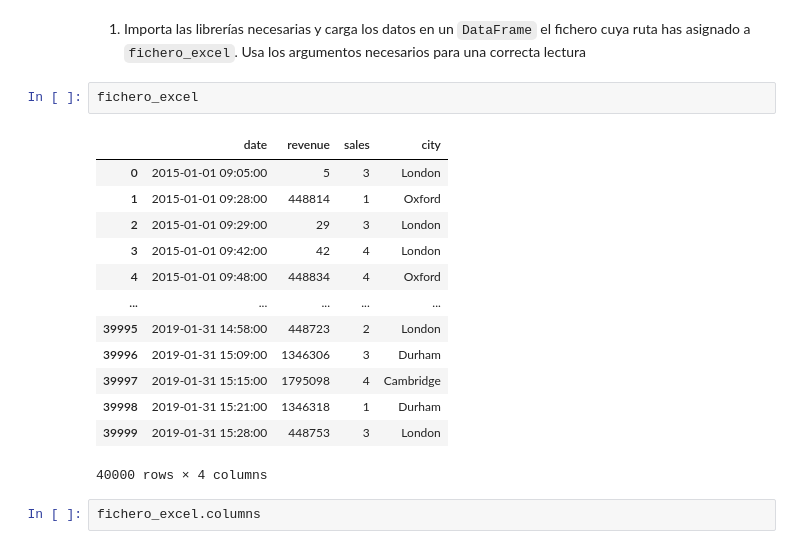
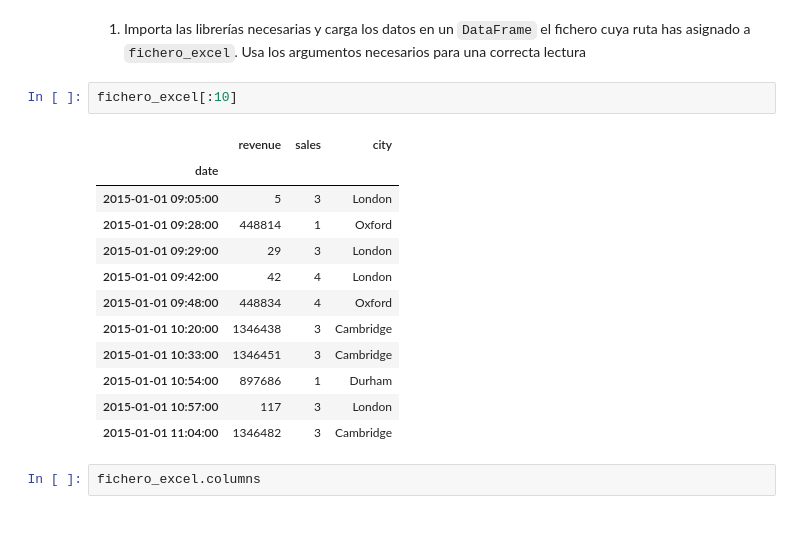
Before and after one commit to jl-padilla/ONLINE_DS_THEBRIDGE_repo, a Jupyter notebook: sprint5/unidad2/18_Practica_Obligatoria_Ficheros.ipynb, the cells around one changed output. Cells and saved outputs as stored; diff of their text form.

```diff
--- a/sprint5/unidad2/18_Practica_Obligatoria_Ficheros.ipynb
+++ b/sprint5/unidad2/18_Practica_Obligatoria_Ficheros.ipynb
@@ -93,21 +55,20 @@ Vamos a empezar trabajando con el fichero excel.
 # %% [markdown]
 1. Importa las librerías necesarias y carga los datos en un `DataFrame` el fichero cuya ruta has asignado a `fichero_excel`. Usa los argumentos necesarios para una correcta lectura
 # %%
-fichero_excel
+fichero_excel[:10]
 # %% [output]
-|  | date | revenue | sales | city |
-| 0 | 2015-01-01 09:05:00 | 5 | 3 | London |
-| 1 | 2015-01-01 09:28:00 | 448814 | 1 | Oxford |
-| 2 | 2015-01-01 09:29:00 | 29 | 3 | London |
-| 3 | 2015-01-01 09:42:00 | 42 | 4 | London |
-| 4 | 2015-01-01 09:48:00 | 448834 | 4 | Oxford |
-| ... | ... | ... | ... | ... |
-| 39995 | 2019-01-31 14:58:00 | 448723 | 2 | London |
-| 39996 | 2019-01-31 15:09:00 | 1346306 | 3 | Durham |
-| 39997 | 2019-01-31 15:15:00 | 1795098 | 4 | Cambridge |
-| 39998 | 2019-01-31 15:21:00 | 1346318 | 1 | Durham |
-| 39999 | 2019-01-31 15:28:00 | 448753 | 3 | London |
+|  | revenue | sales | city |
+| date |  |  |  |
+| 2015-01-01 09:05:00 | 5 | 3 | London |
+| 2015-01-01 09:28:00 | 448814 | 1 | Oxford |
+| 2015-01-01 09:29:00 | 29 | 3 | London |
+| 2015-01-01 09:42:00 | 42 | 4 | London |
+| 2015-01-01 09:48:00 | 448834 | 4 | Oxford |
+| 2015-01-01 10:20:00 | 1346438 | 3 | Cambridge |
+| 2015-01-01 10:33:00 | 1346451 | 3 | Cambridge |
+| 2015-01-01 10:54:00 | 897686 | 1 | Durham |
+| 2015-01-01 10:57:00 | 117 | 3 | London |
+| 2015-01-01 11:04:00 | 1346482 | 3 | Cambridge |
-40000 rows × 4 columns
 # %%
 fichero_excel.columns
 # %% [output]
```
Also changed, not shown: parts of 9 cells of this notebook, 1 other file.
